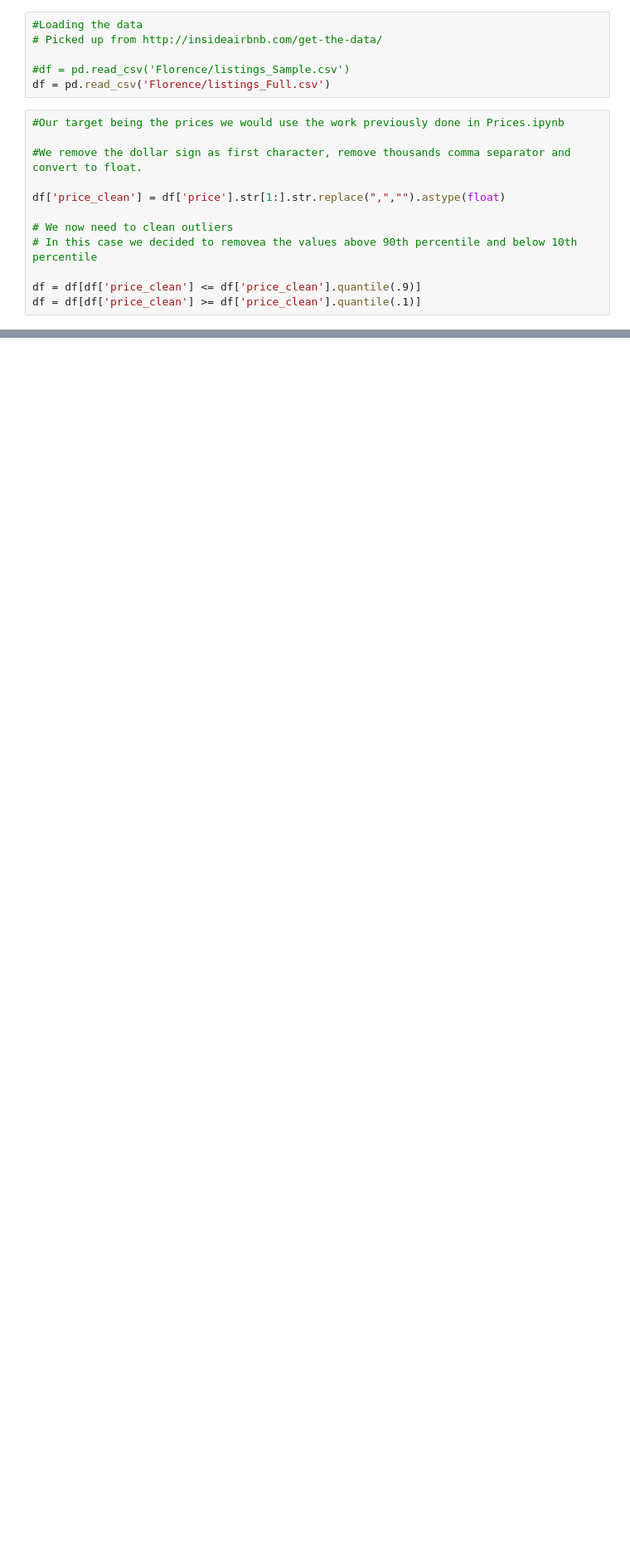
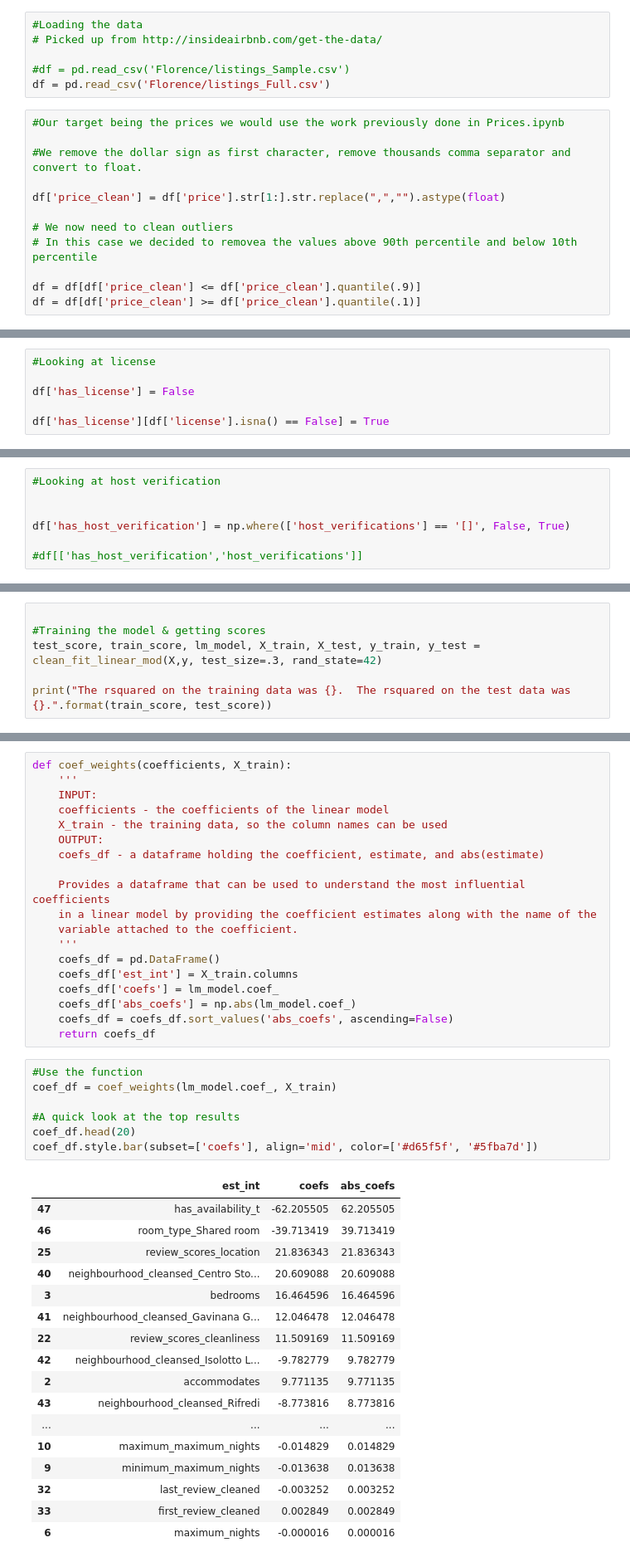
Before and after one commit to Aleaume/Udactiy_DataSc_P1, a Jupyter notebook: Modeling_price.ipynb, the cells around one changed output, grey strips where cells are left out. Shown at 83% size. Cells and saved outputs as stored; diff of their text form; blank space fills up the shorter version.

```diff
--- a/Modeling_price.ipynb
+++ b/Modeling_price.ipynb
@@ -59,0 +85,6 @@ dtype: float64
+# %%
+#Looking at license
+
+df['has_license'] = False
+
+df['has_license'][df['license'].isna() == False] = True
@@ -59,0 +96,7 @@ dtype: float64
+# %%
+#Looking at host verification
+
+
+df['has_host_verification'] = np.where(['host_verifications'] == '[]', False, True)
+
+#df[['has_host_verification','host_verifications']]
@@ -59,0 +236,6 @@ dtype: float64
+# %%
+
+#Training the model & getting scores
+test_score, train_score, lm_model, X_train, X_test, y_train, y_test = clean_fit_linear_mod(X,y, test_size=.3, rand_state=42)
+
+print("The rsquared on the training data was {}.  The rsquared on the test data was {}.".format(train_score, test_score))
@@ -59,0 +244,44 @@ dtype: float64
+# %%
+def coef_weights(coefficients, X_train):
+    '''
+    INPUT:
+    coefficients - the coefficients of the linear model
+    X_train - the training data, so the column names can be used
+    OUTPUT:
+    coefs_df - a dataframe holding the coefficient, estimate, and abs(estimate)
+
+    Provides a dataframe that can be used to understand the most influential coefficients
+    in a linear model by providing the coefficient estimates along with the name of the
+    variable attached to the coefficient.
+    '''
+    coefs_df = pd.DataFrame()
+    coefs_df['est_int'] = X_train.columns
+    coefs_df['coefs'] = lm_model.coef_
+    coefs_df['abs_coefs'] = np.abs(lm_model.coef_)
+    coefs_df = coefs_df.sort_values('abs_coefs', ascending=False)
+    return coefs_df
+# %%
+#Use the function
+coef_df = coef_weights(lm_model.coef_, X_train)
+
+#A quick look at the top results
+coef_df.head(20)
+coef_df.style.bar(subset=['coefs'], align='mid', color=['#d65f5f', '#5fba7d'])
+# %% [output]
+|  | est_int | coefs | abs_coefs |
+| 47 | has_availability_t | -62.205505 | 62.205505 |
+| 46 | room_type_Shared room | -39.713419 | 39.713419 |
+| 25 | review_scores_location | 21.836343 | 21.836343 |
+| 40 | neighbourhood_cleansed_Centro Sto... | 20.609088 | 20.609088 |
+| 3 | bedrooms | 16.464596 | 16.464596 |
+| 41 | neighbourhood_cleansed_Gavinana G... | 12.046478 | 12.046478 |
+| 22 | review_scores_cleanliness | 11.509169 | 11.509169 |
+| 42 | neighbourhood_cleansed_Isolotto L... | -9.782779 | 9.782779 |
+| 2 | accommodates | 9.771135 | 9.771135 |
+| 43 | neighbourhood_cleansed_Rifredi | -8.773816 | 8.773816 |
+| ... | ... | ... | ... |
+| 10 | maximum_maximum_nights | -0.014829 | 0.014829 |
+| 9 | minimum_maximum_nights | -0.013638 | 0.013638 |
+| 32 | last_review_cleaned | -0.003252 | 0.003252 |
+| 33 | first_review_cleaned | 0.002849 | 0.002849 |
+| 6 | maximum_nights | -0.000016 | 0.000016 |
```
Also changed, not shown: parts of 11 cells of this notebook, 1 other file.
